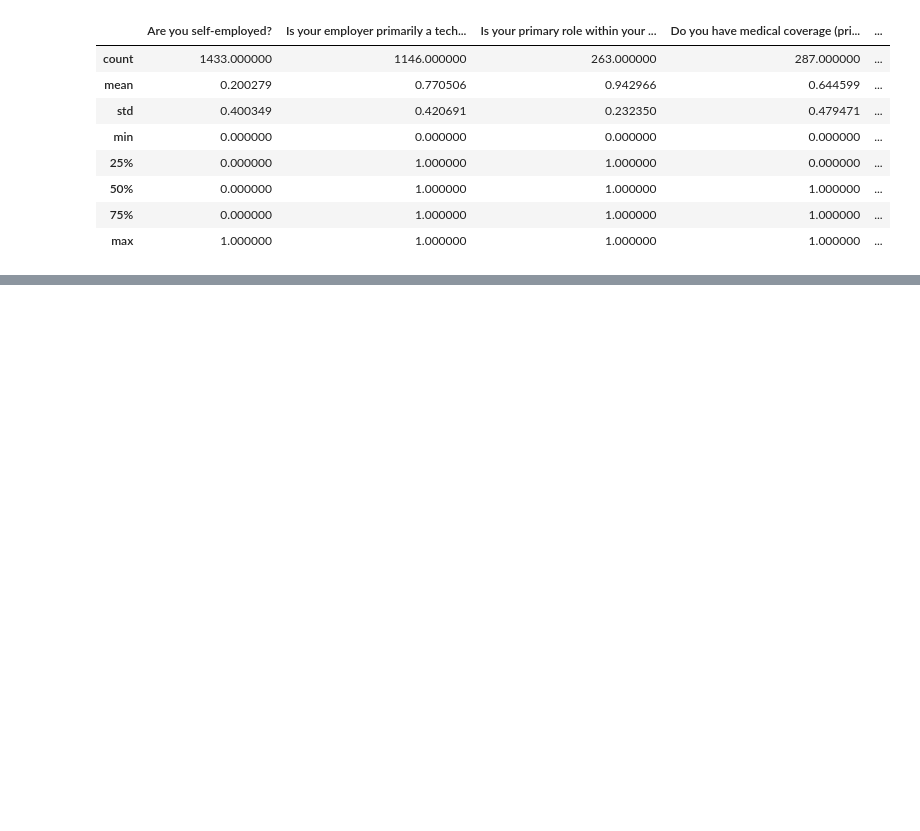
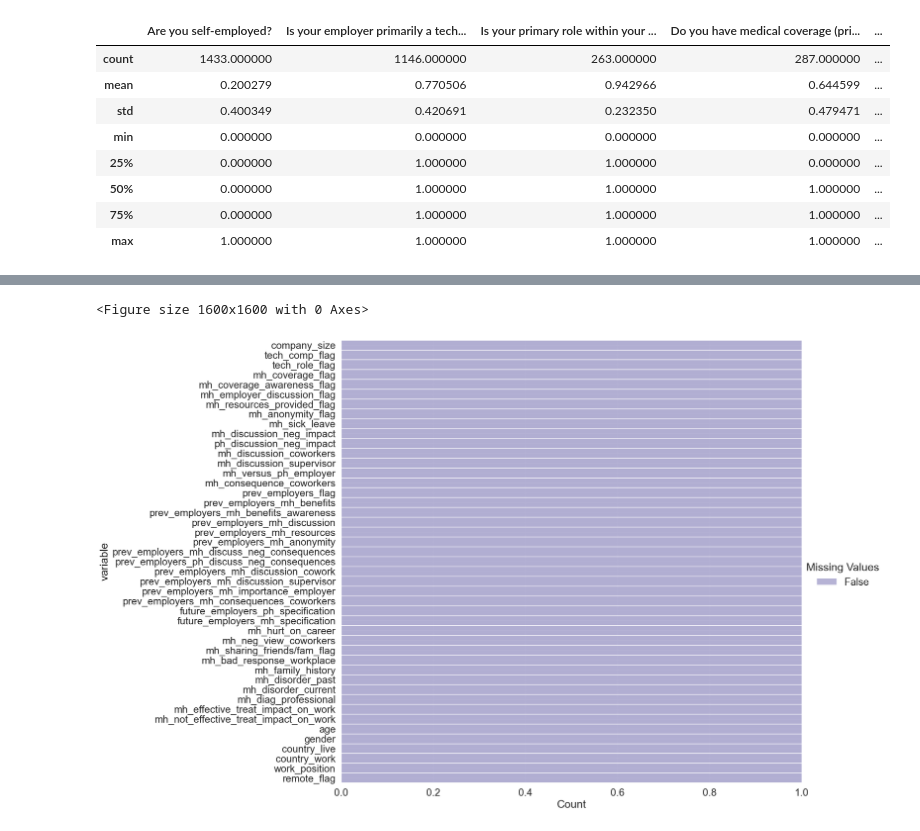
Before and after one commit to Oumaymabamoh/ML_Mental_Health_Cluster_Insights, a Jupyter notebook: data_eda.ipynb, the cells around one changed output, grey strips where cells are left out. Cells and saved outputs as stored; diff of their text form; code cells hidden in the pictures; blank space fills up the shorter version.

```diff
--- a/data_eda.ipynb
+++ b/data_eda.ipynb
@@ -218,0 +300,5 @@ dtype: int64
+# %%
+
+df.drop(['why/why_not','why/why_not_2','mh_sought_professional_treatment',
+         'yes_what_diag','maybe_whats_your_diag','live_us_territory','work_us_territory', 'mh_for_others_bad_response_workplace',
+         'yes_condition_diag'], axis=1,inplace=True)
@@ -218,0 +326,13 @@ dtype: int64
+# %%
+# Create a mask for all work positions that contain a tech-related role
+mask_tech_role_flag = df['work_position'].str.contains('Back-end|Front-end|DevOps|SysAdmin|Developer', na=False)
+
+# Fill the 'tech_role_flag' column based on the mask
+df.loc[mask_tech_role_flag, 'tech_role_flag'] = df.loc[mask_tech_role_flag, 'tech_role_flag'].fillna('Yes')
+df.loc[~mask_tech_role_flag, 'tech_role_flag'] = df.loc[~mask_tech_role_flag, 'tech_role_flag'].fillna('No')
+
+# Replace numeric values (1 and 0) with strings ("Yes" and "No") for consistency
+df['tech_role_flag'].replace({1: "Yes", 0: "No"}, inplace=True)
+
+# Show the distribution of tech roles
+print(df['tech_role_flag'].value_counts())
@@ -218,0 +361,28 @@ dtype: int64
+# %%
+# Create list of columns with missing values
+col_w_nan = df.columns[df.isna().any()].tolist()
+
+# Safely impute with mode only if mode exists
+for col in col_w_nan:
+    mode_val = df[col].mode()
+    if not mode_val.empty:
+        df[col] = df[col].fillna(mode_val[0])
+    else:
+        print(f"Warning: Column '{col}' has no mode (likely all NaN). Skipped.")
+# %%
+plt.figure(figsize=(16,16))
+ax1 = sns.displot(
+        data=df.isna().melt(value_name="missing"),
+        y="variable",
+        hue="missing",
+        multiple="fill",
+        aspect=1.5,
+        height=12,
+        palette="Purples",
+)
+
+ax1._legend.set_title("Missing Values")
+plt.show()
+# %% [output]
+<Figure size 1600x1600 with 0 Axes>
+[figure, added]
```
Also changed, not shown: parts of 43 cells of this notebook.
